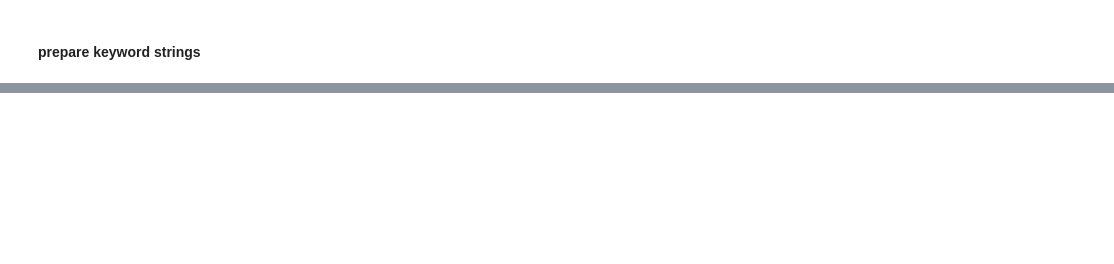
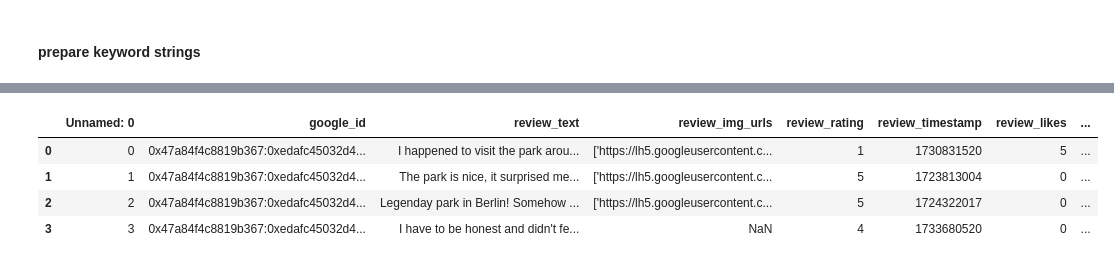
Before and after one commit to LukasKochRuchay/google_review_topic_modelling, a Jupyter notebook: notebooks/02_negextract.ipynb, the cells around one changed output, grey strips where cells are left out. Drawn from its saved outputs; the diff is of its cells as text; code cells hidden in the pictures; blank space fills up the shorter version.

```diff
--- a/notebooks/02_negextract.ipynb
+++ b/notebooks/02_negextract.ipynb
@@ -152,0 +144,8 @@ See the caveats in the documentation: https://pandas.pydata.org/pandas-docs/stab
+# %%
+df.head(4)
+# %% [output]
+|  | Unnamed: 0 | google_id | review_text | review_img_urls | review_rating | review_timestamp | review_likes | ... |
+| 0 | 0 | 0x47a84f4c8819b367:0xedafc45032d4... | I happened to visit the park arou... | ['https://lh5.googleusercontent.c... | 1 | 1730831520 | 5 | ... |
+| 1 | 1 | 0x47a84f4c8819b367:0xedafc45032d4... | The park is nice, it surprised me... | ['https://lh5.googleusercontent.c... | 5 | 1723813004 | 0 | ... |
+| 2 | 2 | 0x47a84f4c8819b367:0xedafc45032d4... | Legenday park in Berlin! Somehow ... | ['https://lh5.googleusercontent.c... | 5 | 1724322017 | 0 | ... |
+| 3 | 3 | 0x47a84f4c8819b367:0xedafc45032d4... | I have to be honest and didn't fe... | NaN | 4 | 1733680520 | 0 | ... |
```
Also changed, not shown: parts of 41 cells of this notebook, 11 other files.
